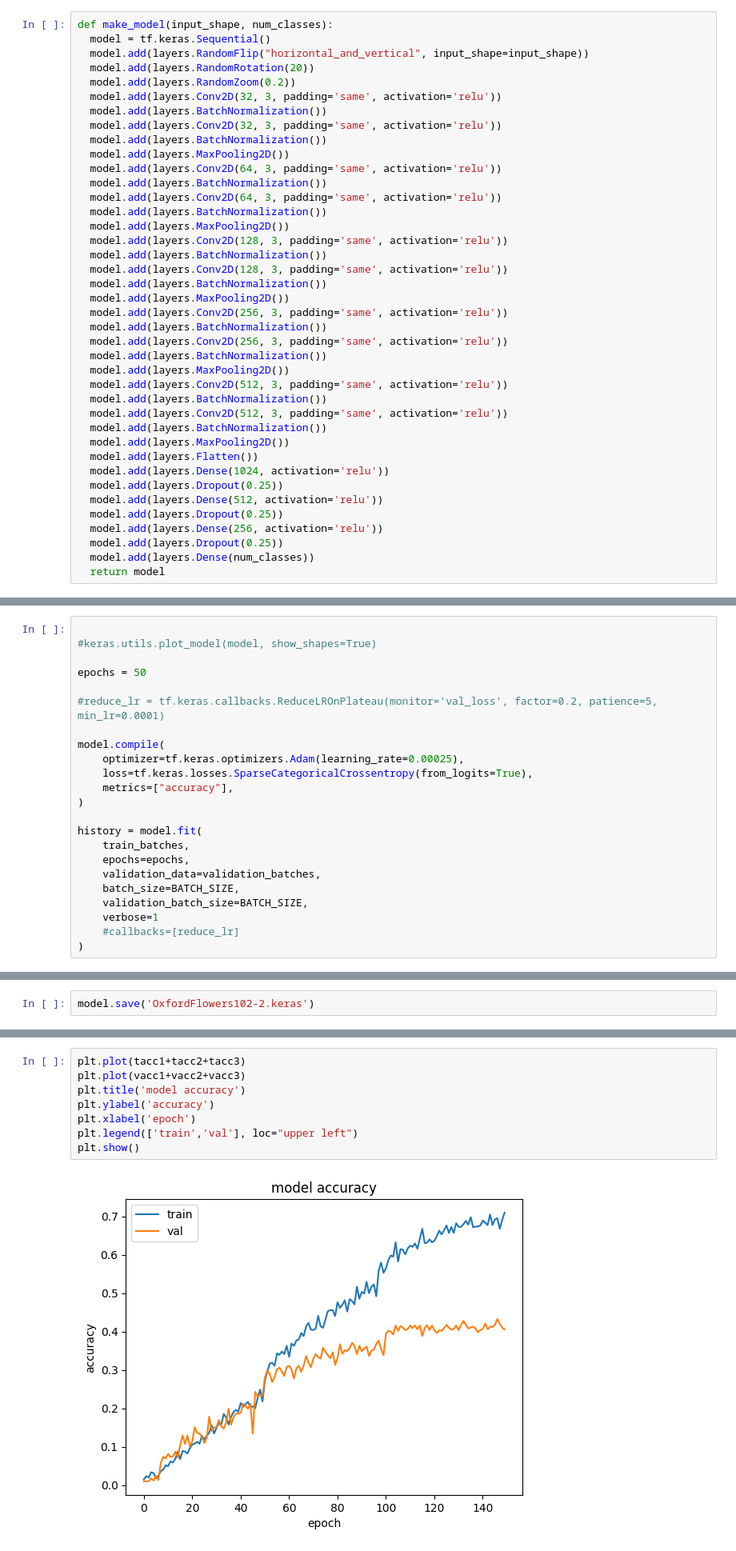
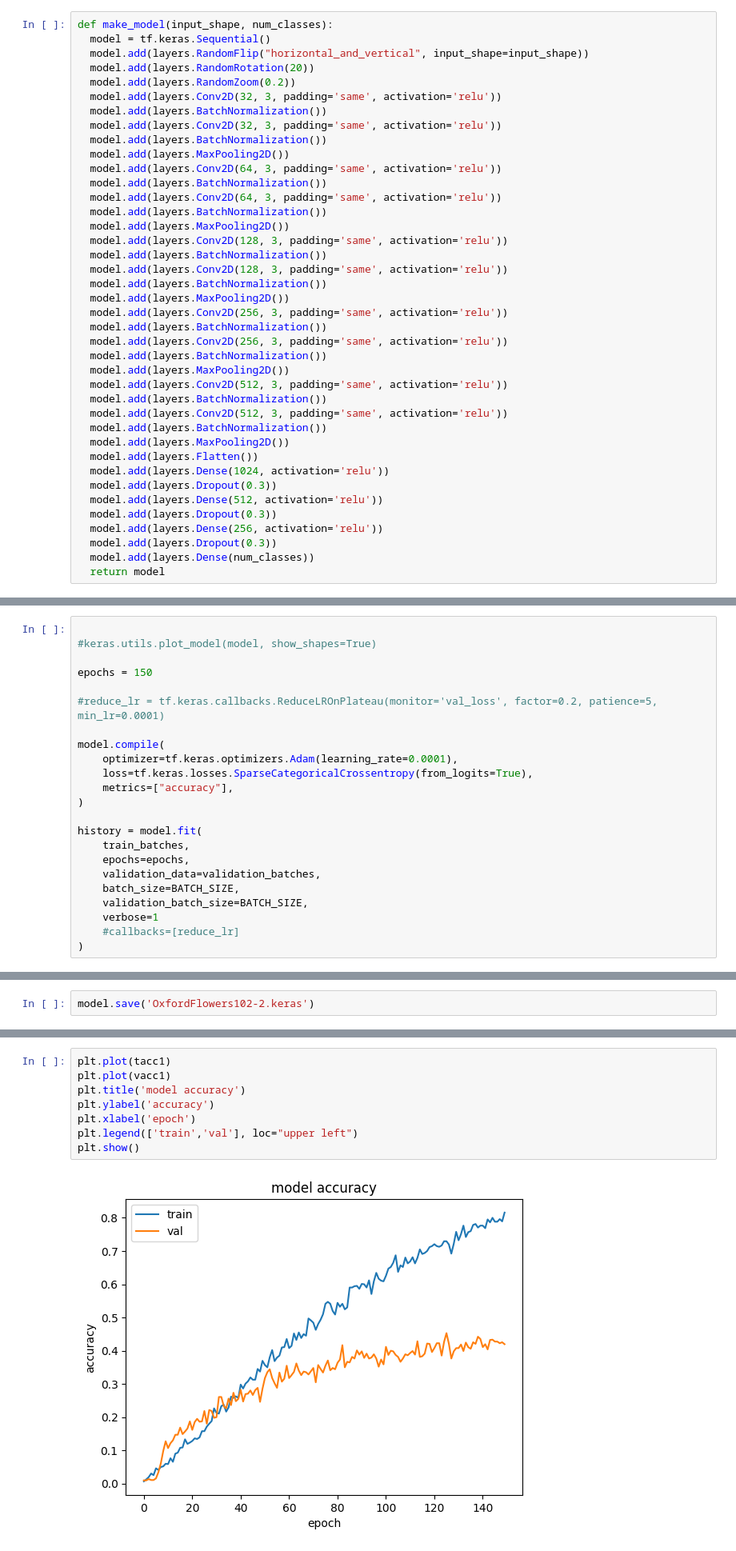
Before and after one commit to Int-Group-44/flowers-102, a Jupyter notebook: OxfordFlowers102CNN.ipynb, the cells around one changed output, grey strips where cells are left out. Shown at 80% size. Drawn from its saved outputs; the diff is of its cells as text.

Commit message:
0.3 dropout

```diff
--- a/OxfordFlowers102CNN.ipynb
+++ b/OxfordFlowers102CNN.ipynb
@@ -81,11 +81,11 @@ def make_model(input_shape, num_classes):
   model.add(layers.MaxPooling2D())
   model.add(layers.Flatten())
   model.add(layers.Dense(1024, activation='relu'))
-  model.add(layers.Dropout(0.25))
+  model.add(layers.Dropout(0.3))
   model.add(layers.Dense(512, activation='relu'))
-  model.add(layers.Dropout(0.25))
+  model.add(layers.Dropout(0.3))
   model.add(layers.Dense(256, activation='relu'))
-  model.add(layers.Dropout(0.25))
+  model.add(layers.Dropout(0.3))
   model.add(layers.Dense(num_classes))
   return model
 # %%
@@ -95,12 +95,12 @@ model = make_model(input_shape=(IMAGE_RES, IMAGE_RES) + (3,), num_classes=102)
 
 #keras.utils.plot_model(model, show_shapes=True)
 
-epochs = 50
+epochs = 150
 
 #reduce_lr = tf.keras.callbacks.ReduceLROnPlateau(monitor='val_loss', factor=0.2, patience=5, min_lr=0.0001)
 
 model.compile(
-    optimizer=tf.keras.optimizers.Adam(learning_rate=0.00025),
+    optimizer=tf.keras.optimizers.Adam(learning_rate=0.0001),
     loss=tf.keras.losses.SparseCategoricalCrossentropy(from_logits=True),
     metrics=["accuracy"],
 )
@@ -250,10 +206,10 @@ plt.show()
 # %%
-plt.plot(tacc1+tacc2+tacc3)
-plt.plot(vacc1+vacc2+vacc3)
+plt.plot(tacc1)
+plt.plot(vacc1)
 plt.title('model accuracy')
 plt.ylabel('accuracy')
 plt.xlabel('epoch')
 plt.legend(['train','val'], loc="upper left")
 plt.show()
 # %% [output]
-[figure, old version]
+[figure, new version]
```
Also changed, not shown: parts of 6 cells of this notebook.
